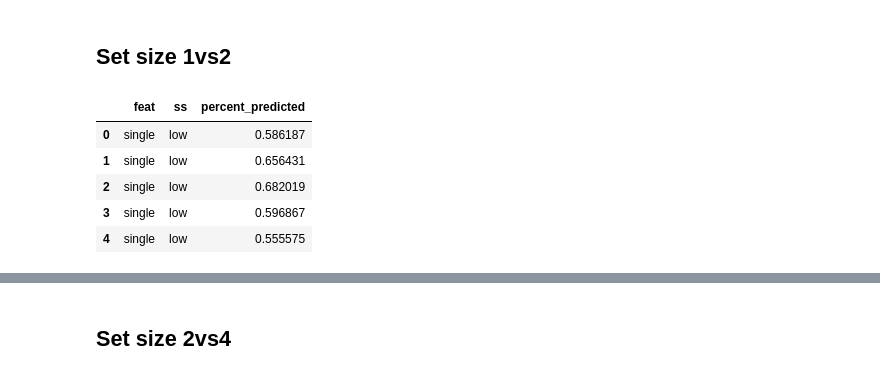
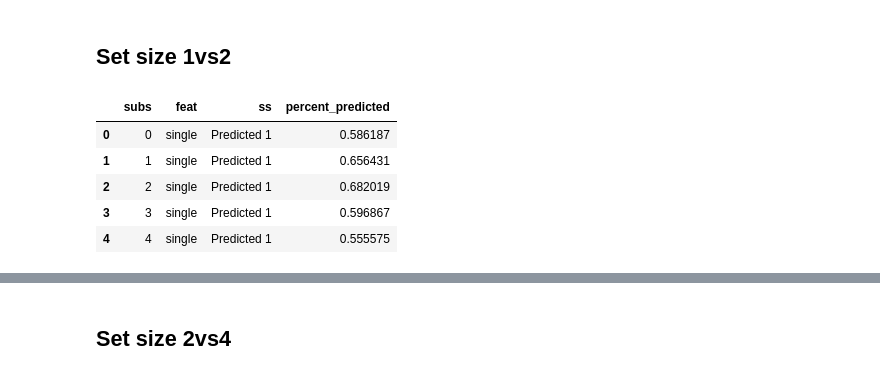
Before and after one commit to WilliamThyer/Thyer-et-al-2021, a Jupyter notebook: decode_load_preds_dont_double.ipynb, the cells around one changed output, grey strips where cells are left out. Drawn from its saved outputs; the diff is of its cells as text; code cells hidden in the pictures.

```diff
--- a/decode_load_preds_dont_double.ipynb
+++ b/decode_load_preds_dont_double.ipynb
@@ -92,7 +93,7 @@ interp_s2c.save_results(additional_values=['matched_ids'])
 # %%
 # Set up interp object and load pre-existing results. Skip if you ran previous cell.
 interp_s2c = decode_eeg.Interpreter()
-# interp_s2c.load_results('single_feature_to_conj_set_size_trialbin20_20200530_1334.pickle')
+interp_s2c.load_results('single_feature_to_conj_set_size_trialbin20.pickle')
 # %% [markdown]
 ## Single feature to single feature
 # %%
@@ -141,7 +142,7 @@ interp_s2s.save_results(additional_values=['matched_ids'])
 # %%
 # Set up interp object and load pre-existing results. Skip if you ran previous cell.
 interp_s2s = decode_eeg.Interpreter()
-# interp_s2s.load_results('binning_single_feat_set_size_20200423_1355.pickle')
+interp_s2s.load_results('single_feature_set_size_trialbin20.pickle')
 # %% [markdown]
 ## Prepping conf mat data
 # %%
@@ -164,23 +165,25 @@ def get_norm_sub_means(conf,ss):
 # %%
 # get normalized prediction rates for set sizes 1&2 in single feature and single feature to conjunction anlyses
 conj_ss12 = get_norm_sub_means(conj_conf,0)
 single_ss12 = get_norm_sub_means(sing_conf,0)
 
 # put into dataframe
 percent_predicted = np.concatenate((single_ss12[:,0],single_ss12[:,1],conj_ss12[:,0],conj_ss12[:,1]))
 feat = np.repeat(['single','conj'],40)
-ss = np.repeat(['low','high','low','high'],20)
+ss = np.repeat(['Predicted 1','Predicted 2','Predicted 1','Predicted 2'],20)
+subs = np.tile(np.arange(single_ss12.shape[0]),4)
 
 df = pd.DataFrame()
+df['subs'] = subs
 df['feat'] = feat
 df['ss'] = ss
 df['percent_predicted'] = percent_predicted
 
 df.head()
 # %% [output]
-|  | feat | ss | percent_predicted |
-| 0 | single | low | 0.586187 |
-| 1 | single | low | 0.656431 |
-| 2 | single | low | 0.682019 |
-| 3 | single | low | 0.596867 |
-| 4 | single | low | 0.555575 |
+|  | subs | feat | ss | percent_predicted |
+| 0 | 0 | single | Predicted 1 | 0.586187 |
+| 1 | 1 | single | Predicted 1 | 0.656431 |
+| 2 | 2 | single | Predicted 1 | 0.682019 |
+| 3 | 3 | single | Predicted 1 | 0.596867 |
+| 4 | 4 | single | Predicted 1 | 0.555575 |
```
Also changed, not shown: parts of 12 cells of this notebook, 3 other files.
